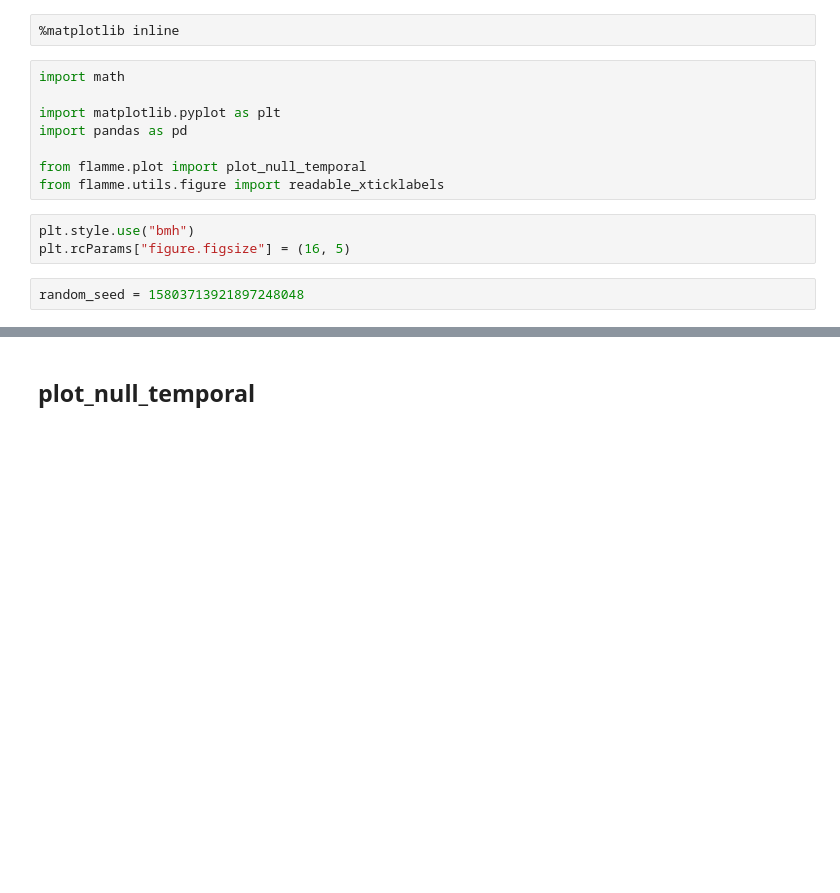
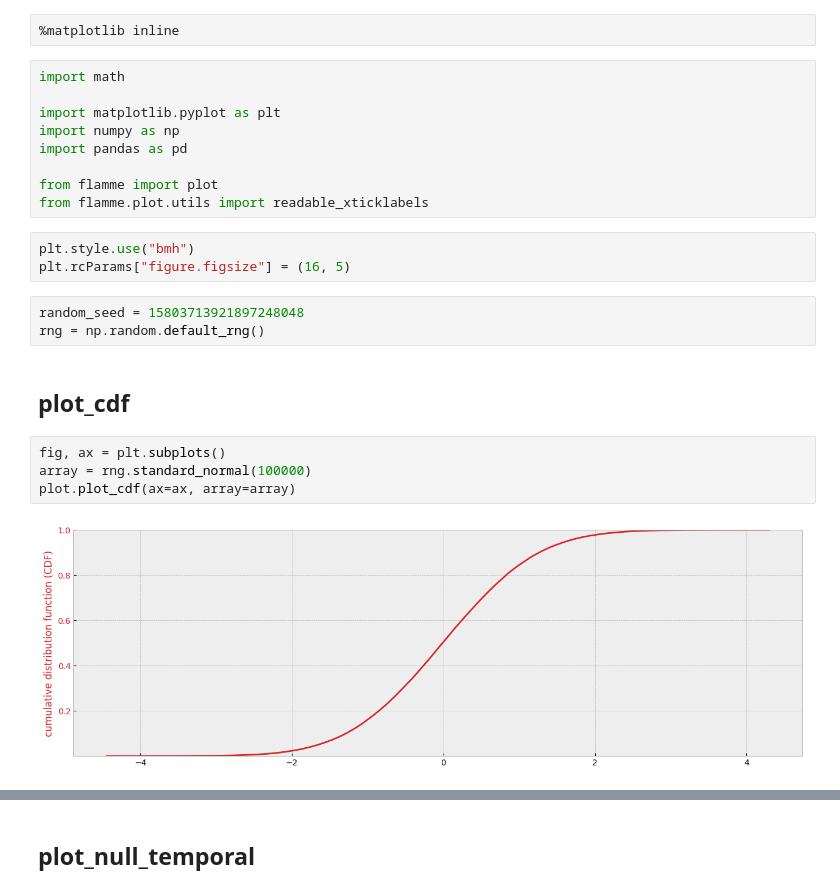
Before and after one commit to durandtibo/pandasx, a Jupyter notebook: notebooks/plot.ipynb, the cells around one changed output, grey strips where cells are left out. Saved outputs shown, nothing was run; the diff lists cells and outputs as text; blank space fills up the shorter version.

Commit message:
Add `plot_cdf` (#476)

```diff
--- a/notebooks/plot.ipynb
+++ b/notebooks/plot.ipynb
@@ -4,12 +4,22 @@
 import math
 
 import matplotlib.pyplot as plt
+import numpy as np
 import pandas as pd
 
-from flamme.plot import plot_null_temporal
-from flamme.utils.figure import readable_xticklabels
+from flamme import plot
+from flamme.plot.utils import readable_xticklabels
 # %%
 plt.style.use("bmh")
 plt.rcParams["figure.figsize"] = (16, 5)
 # %%
 random_seed = 15803713921897248048
+rng = np.random.default_rng()
+# %% [markdown]
+## plot_cdf
+# %%
+fig, ax = plt.subplots()
+array = rng.standard_normal(100000)
+plot.plot_cdf(ax=ax, array=array)
+# %% [output]
+[figure, added]
```
Also changed, not shown: parts of 3 cells of this notebook, 3 other files.
